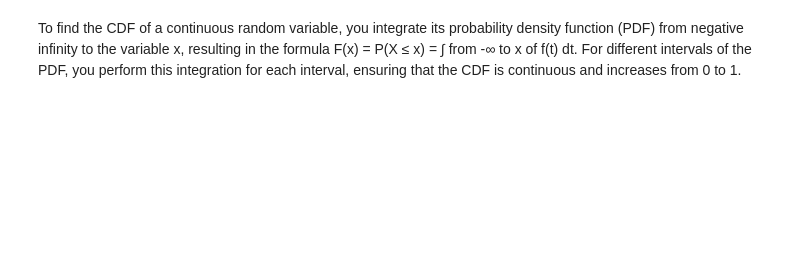
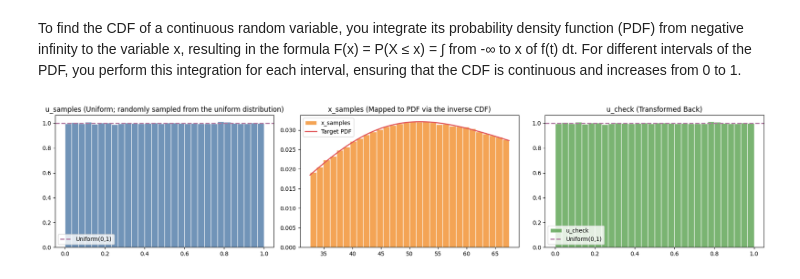
Before and after one commit to georgiaray/CDFs, a Jupyter notebook: notebooks/cdf.ipynb, the cells around one changed output. Cells and saved outputs as stored; diff of their text form; code cells hidden in the pictures; blank space fills up the shorter version.

```diff
--- a/notebooks/cdf.ipynb
+++ b/notebooks/cdf.ipynb
@@ -15,2 +15,6 @@ visualize_random_function(f_x)
+# %%
+#p contains two things: the pdf itself and the samples used to create the pdf so we are extracting those two pieces
+pdf = p[1]
+xs = p[0]
 # %% [markdown]
 To find the CDF of a continuous random variable, you integrate its probability density function (PDF) from negative infinity to the variable x, resulting in the formula F(x) = P(X ≤ x) = ∫ from -∞ to x of f(t) dt. For different intervals of the PDF, you perform this integration for each interval, ensuring that the CDF is continuous and increases from 0 to 1.
@@ -20,0 +21,6 @@ To find the CDF of a continuous random variable, you integrate its probability d
+# %%
+u_samples, x_samples, u_check = cdf_and_q(pdf, xs)
+# %%
+plot_cdf_transform(u_samples, x_samples, u_check, xs, pdf)
+# %% [output]
+[figure, added]
```
Also changed, not shown: parts of 3 cells of this notebook, 11 other files.
